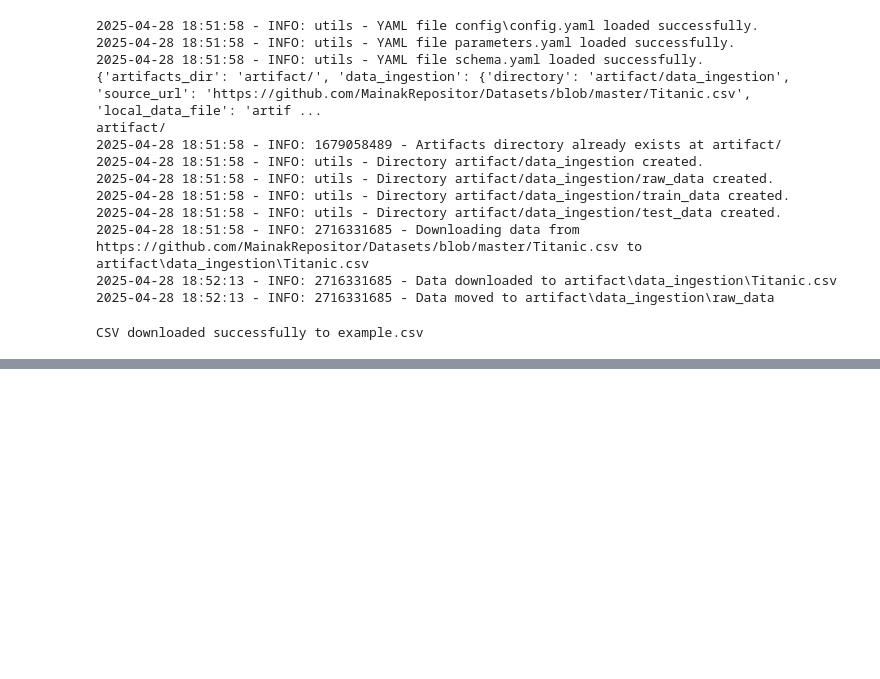
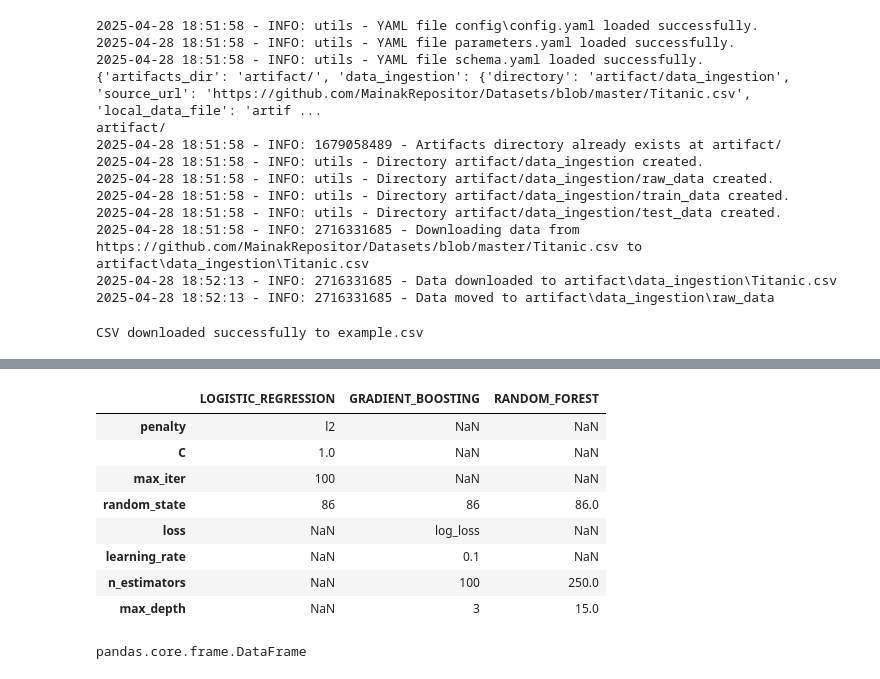
Before and after one commit to ernstBc/ds-project-test, a Jupyter notebook: notebooks/test.ipynb, the cells around one changed output, grey strips where cells are left out. Cells and saved outputs as stored; diff of their text form; code cells hidden in the pictures; blank space fills up the shorter version.

```diff
--- a/notebooks/test.ipynb
+++ b/notebooks/test.ipynb
@@ -158,0 +238,21 @@ CSV downloaded successfully to example.csv
+# %%
+import os
+import time
+import pandas as pd
+from pathlib import Path
+from serving import Serving
+from src.ds_project.utils.utils import load_json, update_yaml, read_yaml
+from src.ds_project.constants import PARAMS_FILE_PATH
+
+
+def do_something_slow():
+    time.sleep(5)
+
+
+serving=Serving()
+params_project=read_yaml(PARAMS_FILE_PATH)
+params_models=pd.DataFrame(params_project['training']['MODELS'])
+prediction=None
+params_models['LOGISTIC_REGRESSION']['C'] = 1.0
+print(params_project)
+print(params_models)
@@ -158,0 +289,16 @@ CSV downloaded successfully to example.csv
+# %%
+params_models
+# %% [output]
+|  | LOGISTIC_REGRESSION | GRADIENT_BOOSTING | RANDOM_FOREST |
+| penalty | l2 | NaN | NaN |
+| C | 1.0 | NaN | NaN |
+| max_iter | 100 | NaN | NaN |
+| random_state | 86 | 86 | 86.0 |
+| loss | NaN | log_loss | NaN |
+| learning_rate | NaN | 0.1 | NaN |
+| n_estimators | NaN | 100 | 250.0 |
+| max_depth | NaN | 3 | 15.0 |
+# %%
+type(params_models)
+# %% [output]
+pandas.core.frame.DataFrame
```
Also changed, not shown: parts of 15 cells of this notebook, 12 other files.
